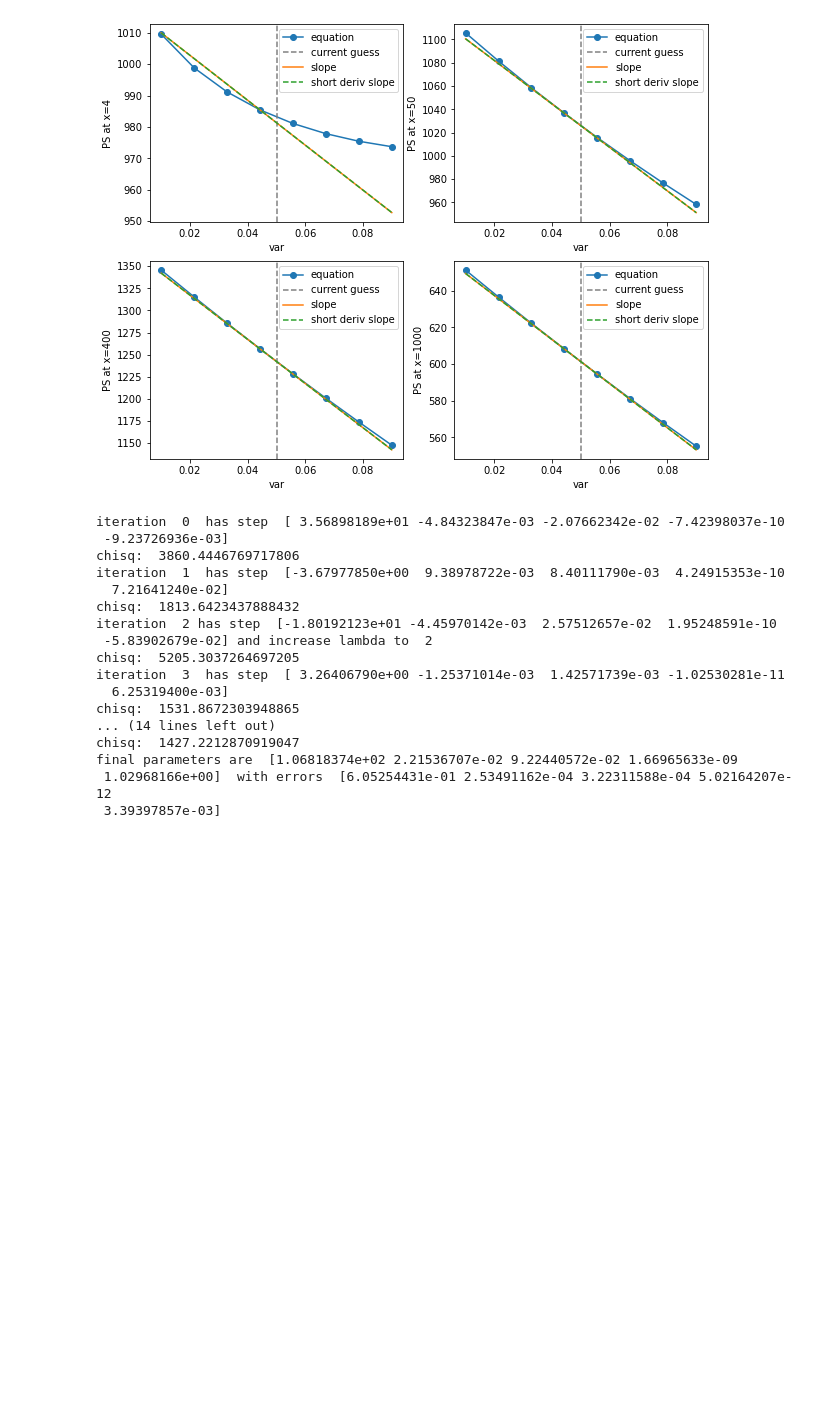
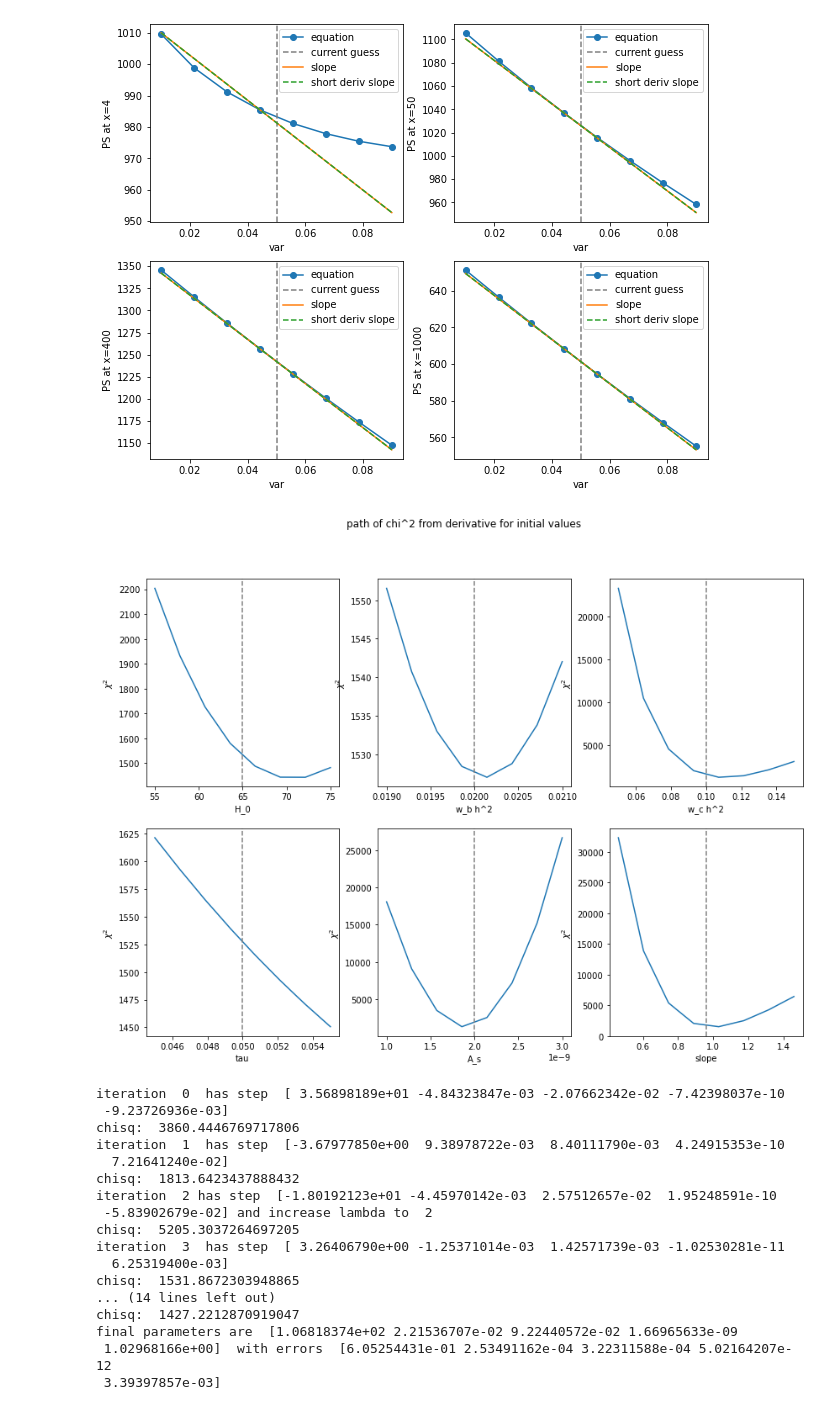
Before and after one commit to eklem1/Phys512_EK, a Jupyter notebook: PS3/TheRestOfPS3.ipynb, the cells around one changed output. Drawn from its saved outputs; the diff is of its cells as text; code cells hidden in the pictures; blank space fills up the shorter version.

```diff
--- a/PS3/TheRestOfPS3.ipynb
+++ b/PS3/TheRestOfPS3.ipynb
@@ -101,7 +100,16 @@ def derive(x, params, i, Min, Max, steps):
 
     slope = [(y[bigger,int(j)] - y[smaller,int(j)]) / (var[bigger] - var[smaller]) for j in x]
 
-    return [slope, y, var]
+    chiArr = []
+    for run in y:
+        chiSq = 0
+
+        for i in range(0, len(wmap)):
+            chiSq += (wmap[i,1]-run[i+2])**2 / wmap[i,2]**2
+
+        chiArr.append(chiSq)
+
+    return [slope, y, var, chiArr]
 
 # fix the x off set here
 
@@ -123,9 +131,9 @@ def derive_short(x, params, i, stepSize):
 
     return [slope]
 # %%
-# pars_guess=np.asarray([60, 0.02, 0.1, 0.05, 2e-9, 0.96])
+pars_guess=np.asarray([65, 0.02, 0.1, 0.05, 2e-9, 0.96])
 # pars_guess=np.asarray([7.46279762e+01, 6.25474176e-03, 1.66248810e-01, 0.05, 1.31297024e-09, 8.13705641e-01])
-pars_guess=np.asarray([7.46279762e+01, 1.15e-02, 1.66248810e-01, 0.05, 1.31297024e-09, 8.13705641e-01])
+# pars_guess=np.asarray([7.46279762e+01, 1.15e-02, 1.66248810e-01, 0.05, 1.31297024e-09, 8.13705641e-01])
 
 x=wmap[:,0]
 
@@ -135,6 +143,7 @@ results = derive(x, pars_guess, 3, 0.04, 0.04, 8)
 slope = results[0]
 y = results[1]
 var = results[2]
+chi_vals = results[3]
 # %%
 results_short = derive_short(x, pars_guess, 3, 0.04/8)[0]
 # %%
@@ -168,5 +174,39 @@ plt.show()
 # %% [output]
 [figure]
+# %%
+#really want derive of X^2 - so calculate this
+#should look like a line -> want data points to move linearily so we have safetly ignore cross terms
+
+# do this for all the values - and again after the run with a new center
+variables = ['H_0', 'w_b h^2', 'w_c h^2', 'tau', 'A_s', 'slope']
+pars_guess=np.asarray([65, 0.02, 0.1, 0.05, 2e-9, 0.96])
+
+x=wmap[:,0]
+
+fig, ax = plt.subplots(2, 3, figsize=(12,9))
+axs = ax.flatten()
+
+step = [10, .001, 0.05, 0.005, 1e-9, 0.5]
+
+for i in range(0, 6):
+#     print(variables[i])
+    # results = derive(x, pars_guess, 0, 10, 10, 8)
+    results = derive(x, pars_guess, i, step[i], step[i], 8)
+
+    chi_vals = results[3]
+
+    var = results[2]
+    chi_vals = results[3]
+
+    axs[i].plot(var, chi_vals)
+    axs[i].axvline(pars_guess[i], color='grey', ls="--", label="current guess")
+    axs[i].set_ylabel("$\chi^2$")
+    axs[i].set_xlabel(variables[i])
+
+fig.suptitle("path of chi^2 from derivative for initial values")
+plt.show()
+# %% [output]
+[figure, added]
 # %%
 #function and derivatives
 def f_cmb(x,params):
```
Also changed, not shown: parts of 7 cells of this notebook, 1 other file.
